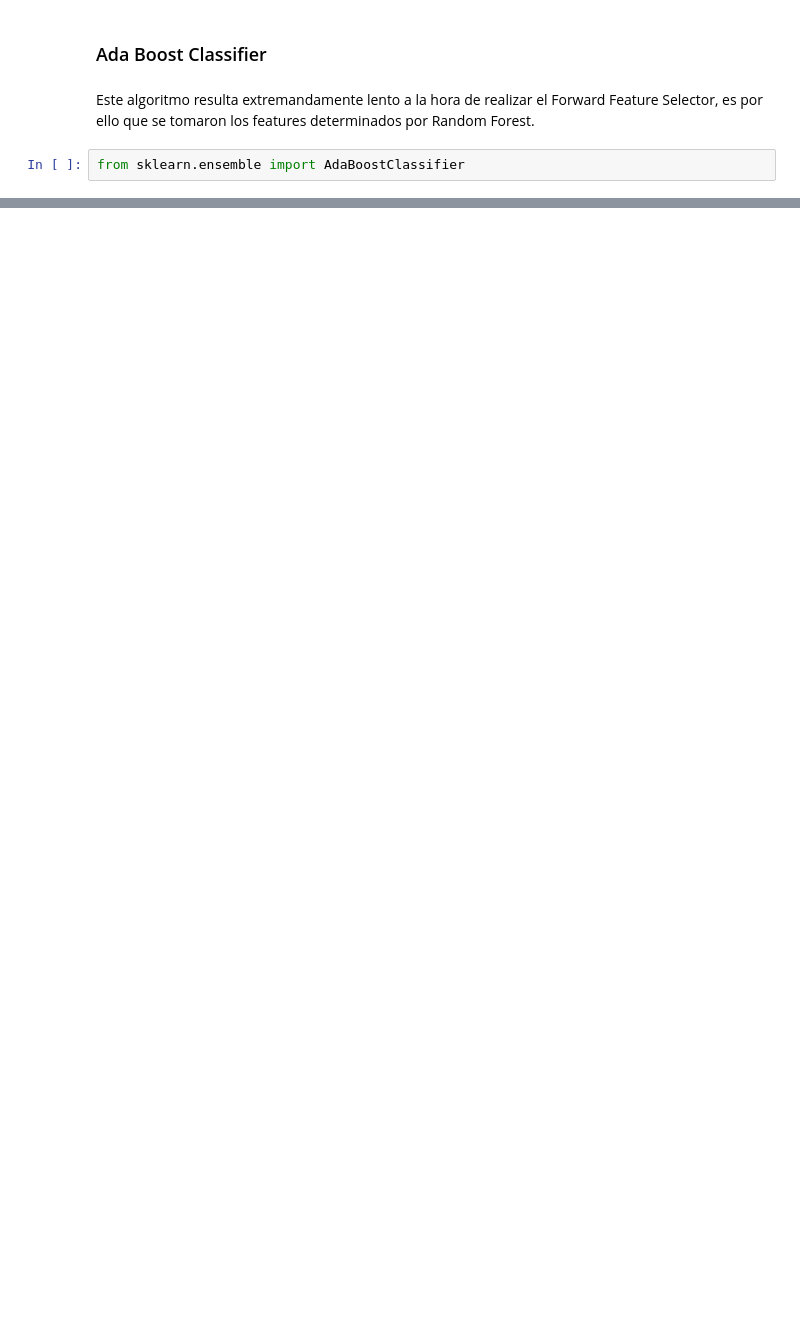
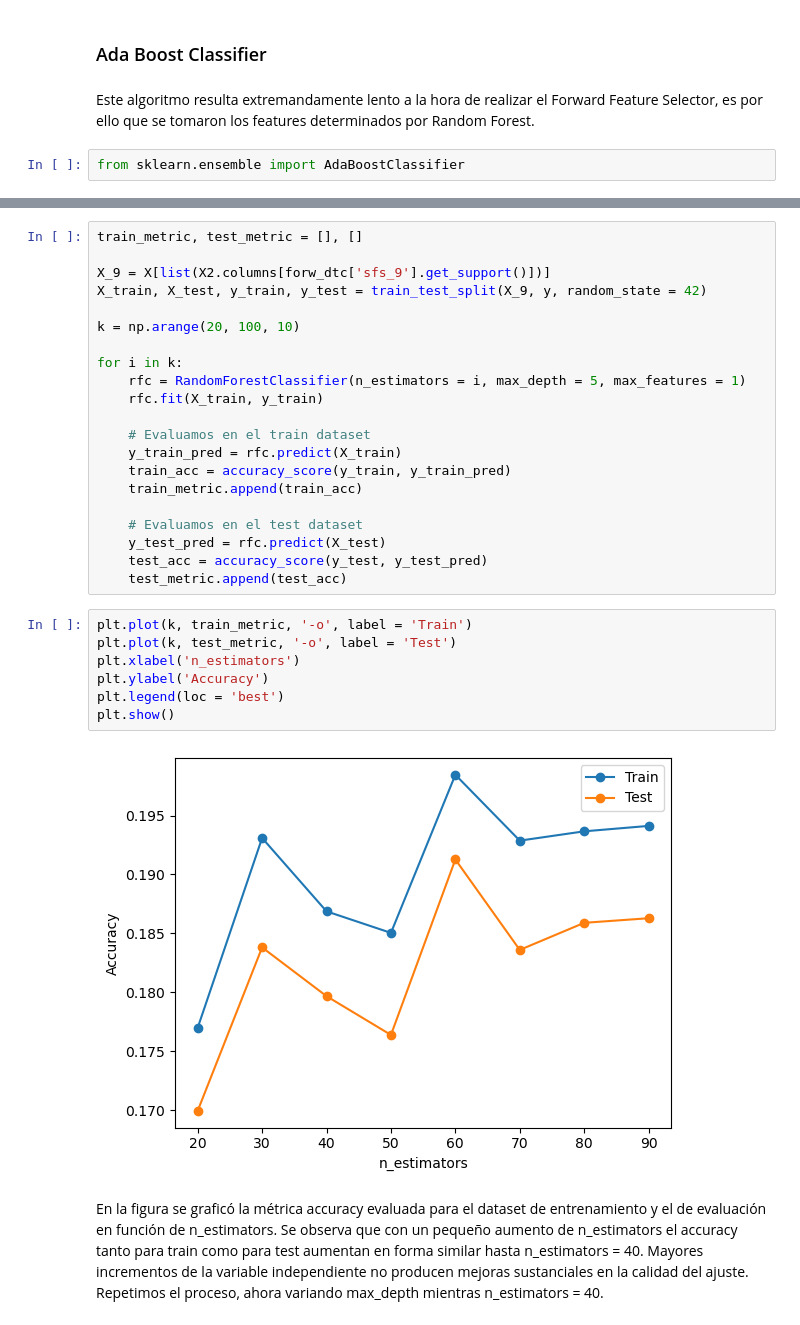
Before and after one commit to MauriJ/Data-Science, a Jupyter notebook: Desafíos/Proyecto complementario N°1/Proyecto_ComplementarioI_Moran.ipynb, the cells around one changed output, grey strips where cells are left out. Drawn from its saved outputs; the diff is of its cells as text; blank space fills up the shorter version.

```diff
--- a/Desafíos/Proyecto complementario N°1/Proyecto_ComplementarioI_Moran.ipynb
+++ b/Desafíos/Proyecto complementario N°1/Proyecto_ComplementarioI_Moran.ipynb
@@ -268,0 +257,32 @@ comparacion_forw_abc.round(2)
+# %%
+train_metric, test_metric = [], []
+
+X_9 = X[list(X2.columns[forw_dtc['sfs_9'].get_support()])]
+X_train, X_test, y_train, y_test = train_test_split(X_9, y, random_state = 42)
+
+k = np.arange(20, 100, 10)
+
+for i in k:
+    rfc = RandomForestClassifier(n_estimators = i, max_depth = 5, max_features = 1)
+    rfc.fit(X_train, y_train)
+
+    # Evaluamos en el train dataset
+    y_train_pred = rfc.predict(X_train)
+    train_acc = accuracy_score(y_train, y_train_pred)
+    train_metric.append(train_acc)
+
+    # Evaluamos en el test dataset
+    y_test_pred = rfc.predict(X_test)
+    test_acc = accuracy_score(y_test, y_test_pred)
+    test_metric.append(test_acc)
+# %%
+plt.plot(k, train_metric, '-o', label = 'Train')
+plt.plot(k, test_metric, '-o', label = 'Test')
+plt.xlabel('n_estimators')
+plt.ylabel('Accuracy')
+plt.legend(loc = 'best')
+plt.show()
+# %% [output]
+[figure, added]
+# %% [markdown]
+En la figura se graficó la métrica accuracy evaluada para el dataset de entrenamiento y el de evaluación en función de n_estimators. Se observa que con un pequeño aumento de n_estimators el accuracy tanto para train como para test aumentan en forma similar hasta n_estimators = 40. Mayores incrementos de la variable independiente no producen mejoras sustanciales en la calidad del ajuste. Repetimos el proceso, ahora variando max_depth mientras n_estimators = 40.
```
Also changed, not shown: parts of 26 cells of this notebook, 2 other files.
